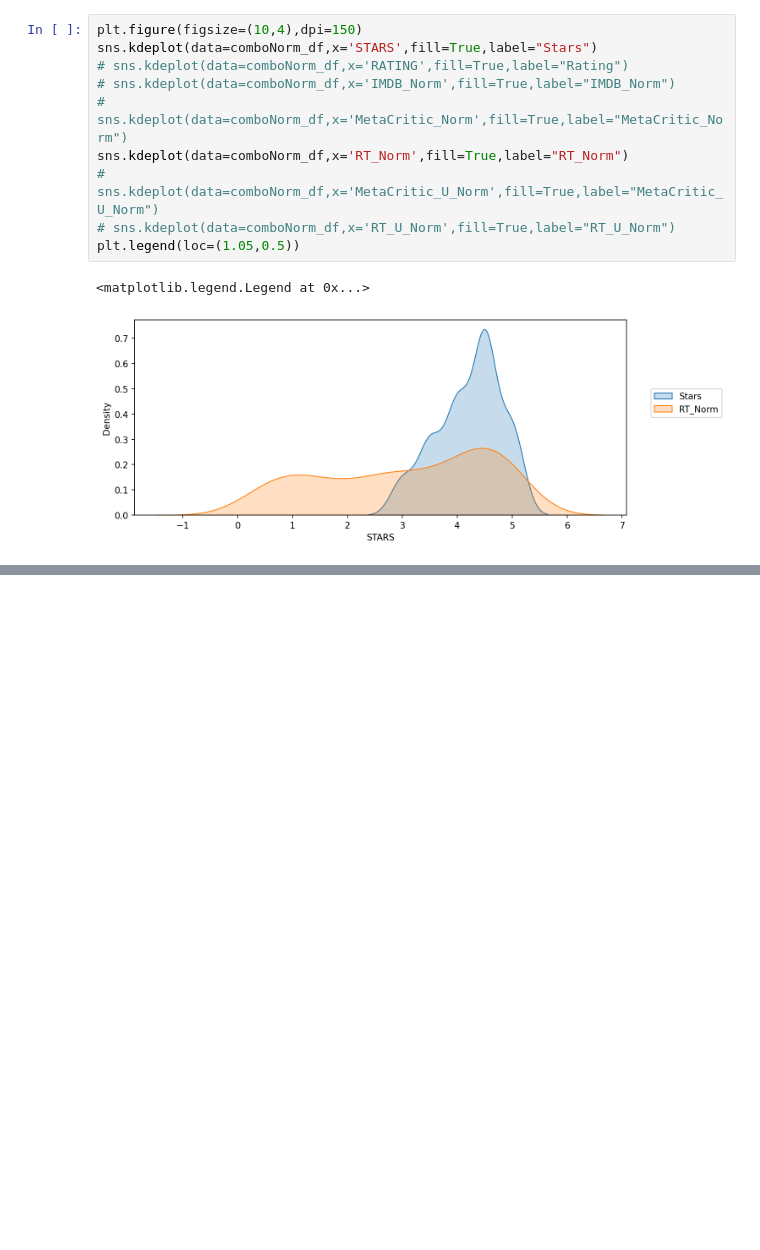
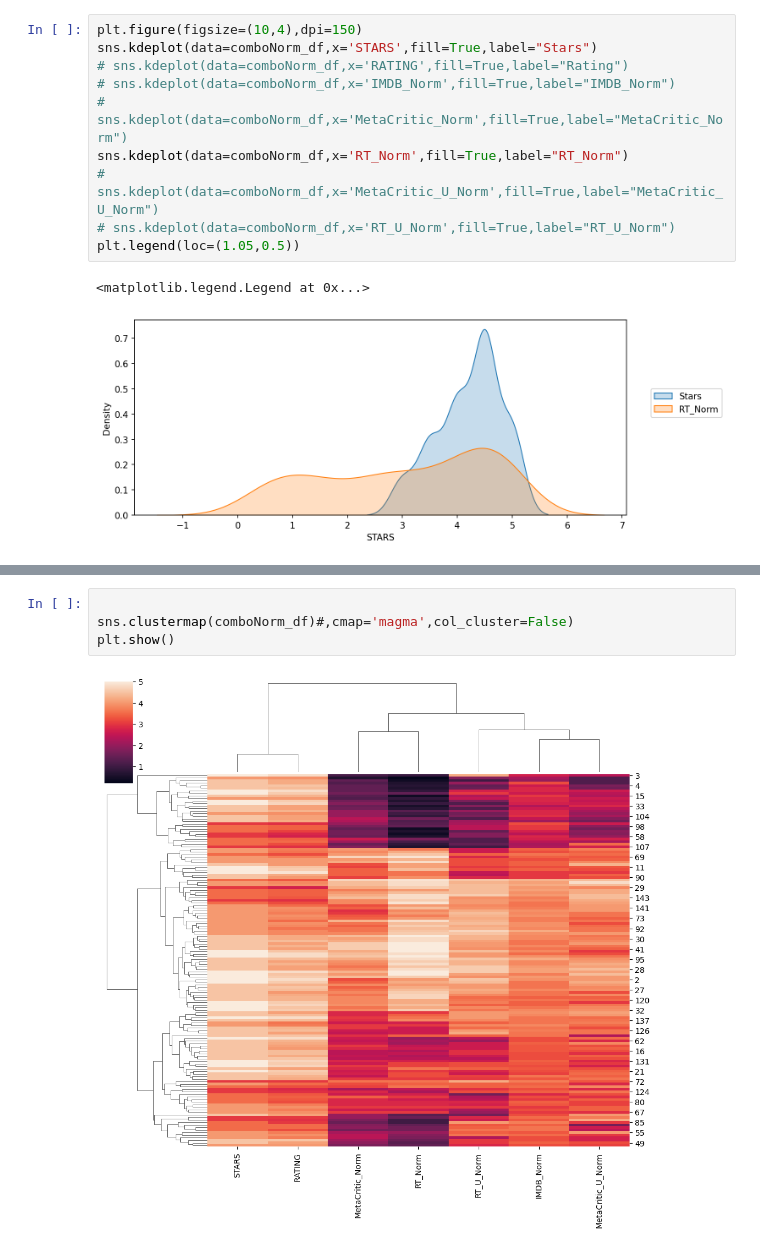
Before and after one commit to kellyjj/pythonMLClass, a Jupyter notebook: lesson8.ipynb, the cells around one changed output, grey strips where cells are left out. Saved outputs shown, nothing was run; the diff lists cells and outputs as text; blank space fills up the shorter version.

```diff
--- a/lesson8.ipynb
+++ b/lesson8.ipynb
@@ -500,0 +508,6 @@ plt.legend(loc=(1.05,0.5))
+# %%
+
+sns.clustermap(comboNorm_df)#,cmap='magma',col_cluster=False)
+plt.show()
+# %% [output]
+[figure, added]
```
Also changed, not shown: parts of 2 cells of this notebook, 1 other file.
